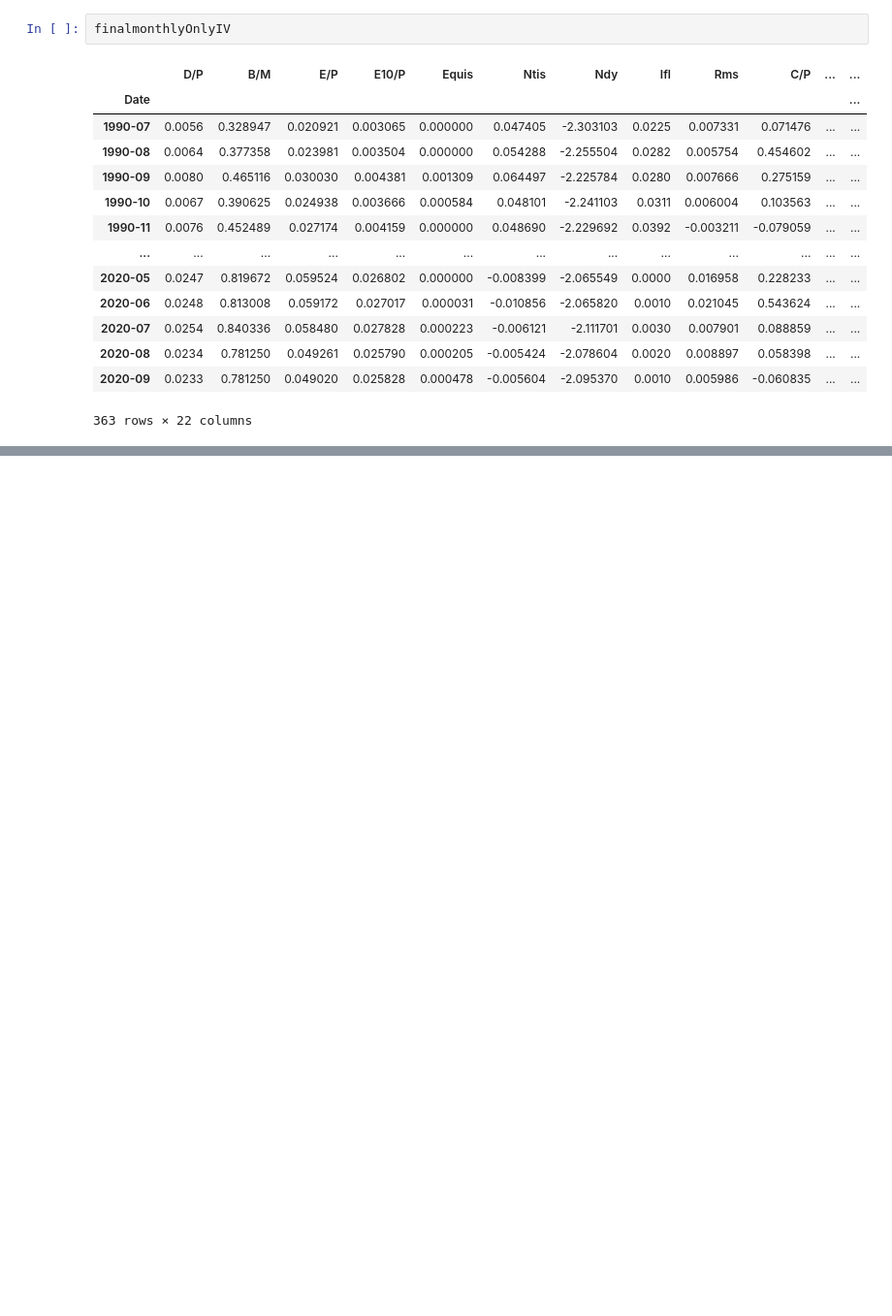
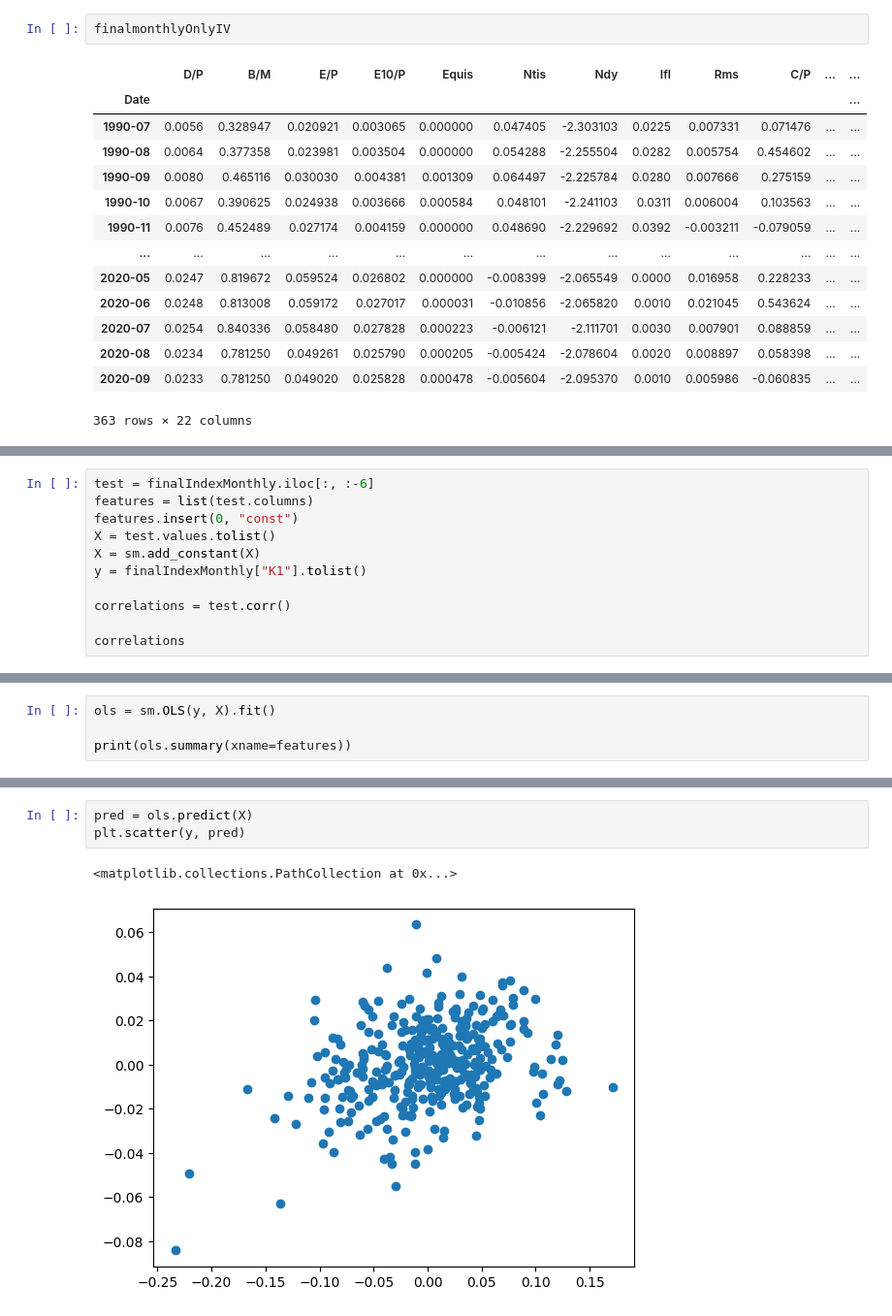
Before and after one commit to jessekeranen/seminar, a Jupyter notebook: jupyter.ipynb, the cells around one changed output, grey strips where cells are left out. Shown at 97% size. Drawn from its saved outputs; the diff is of its cells as text; blank space fills up the shorter version.

```diff
--- a/jupyter.ipynb
+++ b/jupyter.ipynb
@@ -497,0 +502,11 @@ plt.plot(finalIndexMonthly.index, finalIndexMonthly["Unem"])
+# %%
+test = finalIndexMonthly.iloc[:, :-6]
+features = list(test.columns)
+features.insert(0, "const")
+X = test.values.tolist()
+X = sm.add_constant(X)
+y = finalIndexMonthly["K1"].tolist()
+
+correlations = test.corr()
+
+correlations
@@ -497,0 +532,4 @@ plt.plot(finalIndexMonthly.index, finalIndexMonthly["Unem"])
+# %%
+ols = sm.OLS(y, X).fit()
+
+print(ols.summary(xname=features))
@@ -497,0 +554,6 @@ plt.plot(finalIndexMonthly.index, finalIndexMonthly["Unem"])
+# %%
+pred = ols.predict(X)
+plt.scatter(y, pred)
+# %% [output]
+<matplotlib.collections.PathCollection at 0x...>
+[figure, added]
```
Also changed, not shown: parts of 8 cells of this notebook.
